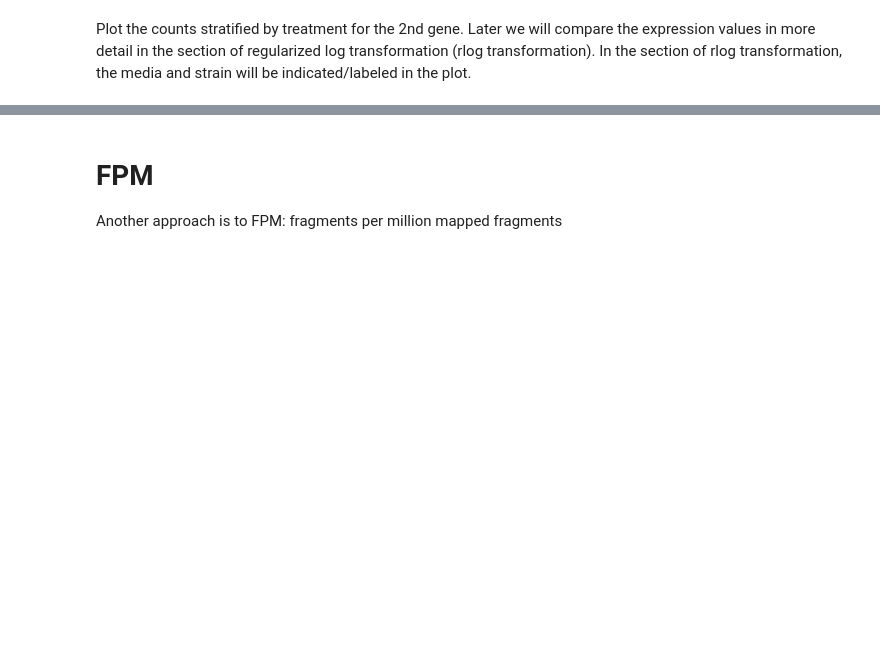
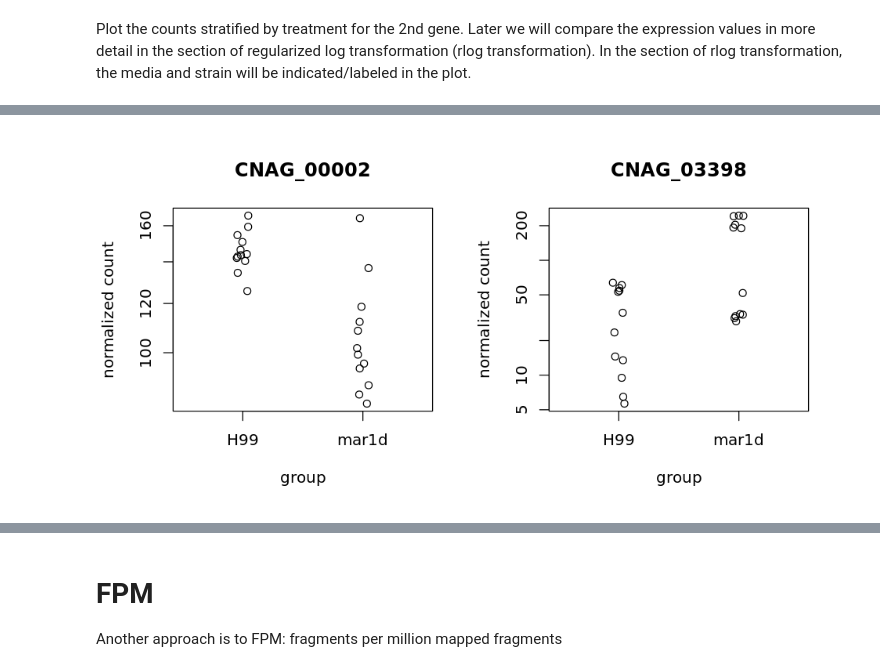
Before and after one commit to ofetad/HTS-notebooks, a Jupyter notebook: pilot/03_Intro_to_DESeq.ipynb, the cells around one changed output, grey strips where cells are left out. Cells and saved outputs as stored; diff of their text form; code cells hidden in the pictures; blank space fills up the shorter version.

Commit message:
fixed order and plot

```diff
--- a/pilot/03_Intro_to_DESeq.ipynb
+++ b/pilot/03_Intro_to_DESeq.ipynb
@@ -90,7 +79,7 @@ The design option allows you to specify the additive model and interactive model
 # %% [markdown]
 Additive model
 # %%
-dds <- DESeqDataSetFromMatrix(
+dds_add <- DESeqDataSetFromMatrix(
     countData,                       # Count matrix
     columnData,                      # metadata
     ~ Media + Strain) # design formula
@@ -103,6 +92,8 @@ dds_interact <- DESeqDataSetFromMatrix(
     ~ Media + Strain + Media:Strain) # design formula
 # %% [markdown]
 In the following demonstration, we will use the additive model. The interative model will be illustrated in the appendix below.
+# %%
+dds <- dds_add
 # %% [markdown]
 # Inspect object & Slots of an S4 class
 # %% [markdown]
@@ -698,0 +665,8 @@ plotCounts(dds, "CNAG_04307", intgroup = "Media")
+# %%
+options(repr.plot.width = 8, repr.plot.height = 4)
+par(mfrow = c(1, 2))
+plotCounts(dds, 2,            intgroup = "Strain")
+plotCounts(dds, "CNAG_03398", intgroup = "Strain")
+par(mfrow = c(1, 1))
+# %% [output]
+[figure, added]
```
Also changed, not shown: parts of 53 cells of this notebook.
